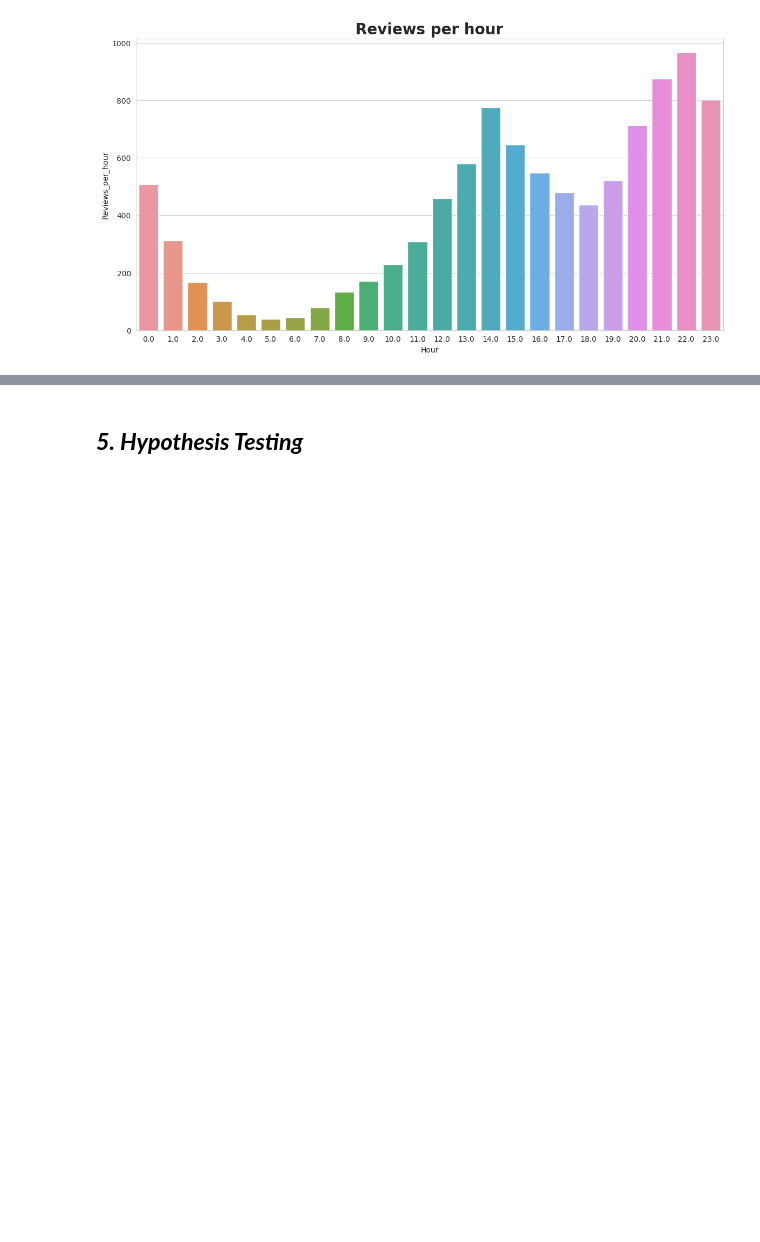
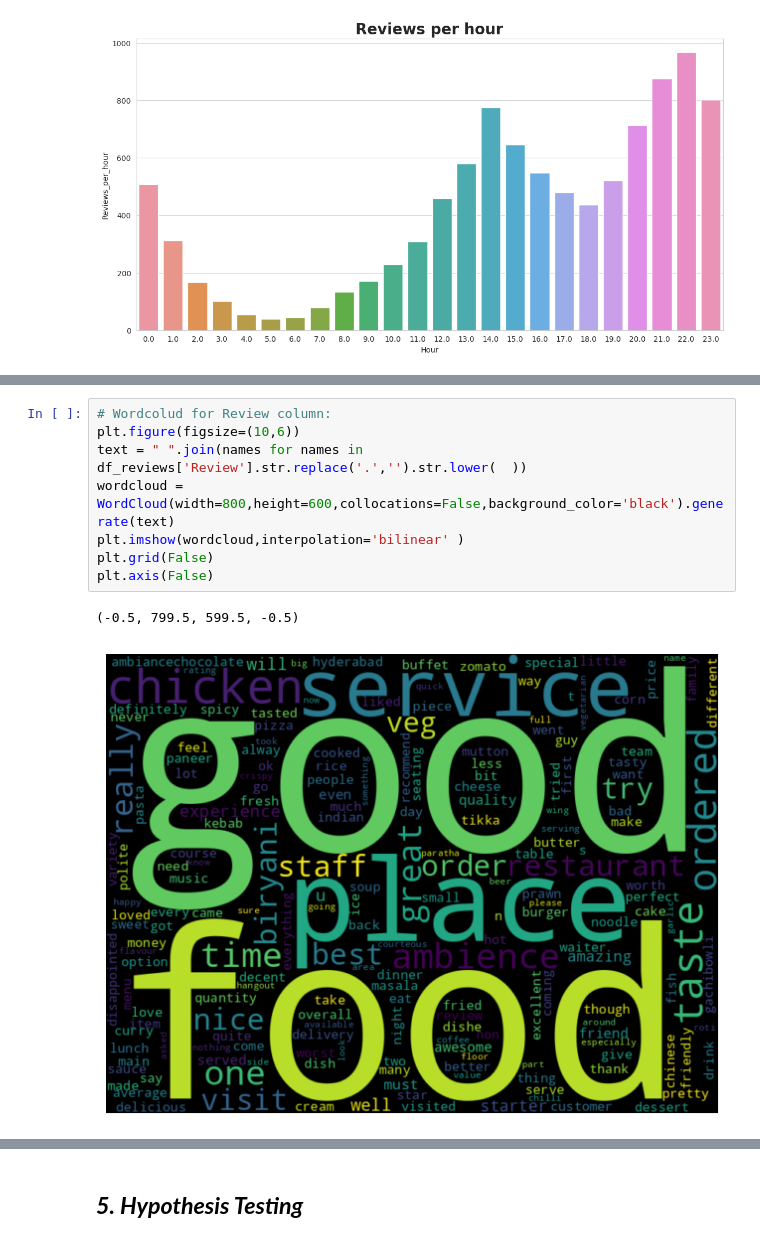
Before and after one commit to adityapatil4141/Zomato-restaurant-clustering-and-sentiment-analysis, a Jupyter notebook: ZOMATO_RESTAURANT_CLUSTERING_AND_SENTIMENT_ANALYSIS.ipynb, the cells around one changed output, grey strips where cells are left out. Saved outputs shown, nothing was run; the diff lists cells and outputs as text; blank space fills up the shorter version.

Commit message:
Text processing

```diff
--- a/ZOMATO_RESTAURANT_CLUSTERING_AND_SENTIMENT_ANALYSIS.ipynb
+++ b/ZOMATO_RESTAURANT_CLUSTERING_AND_SENTIMENT_ANALYSIS.ipynb
@@ -851,0 +861,11 @@ plt.show()
+# %%
+# Wordcolud for Review column:
+plt.figure(figsize=(10,6))
+text = " ".join(names for names in df_reviews['Review'].str.replace('.','').str.lower(  ))
+wordcloud = WordCloud(width=800,height=600,collocations=False,background_color='black').generate(text)
+plt.imshow(wordcloud,interpolation='bilinear' )
+plt.grid(False)
+plt.axis(False)
+# %% [output]
+(-0.5, 799.5, 599.5, -0.5)
+[figure, added]
```
Also changed, not shown: parts of 10 cells of this notebook.
